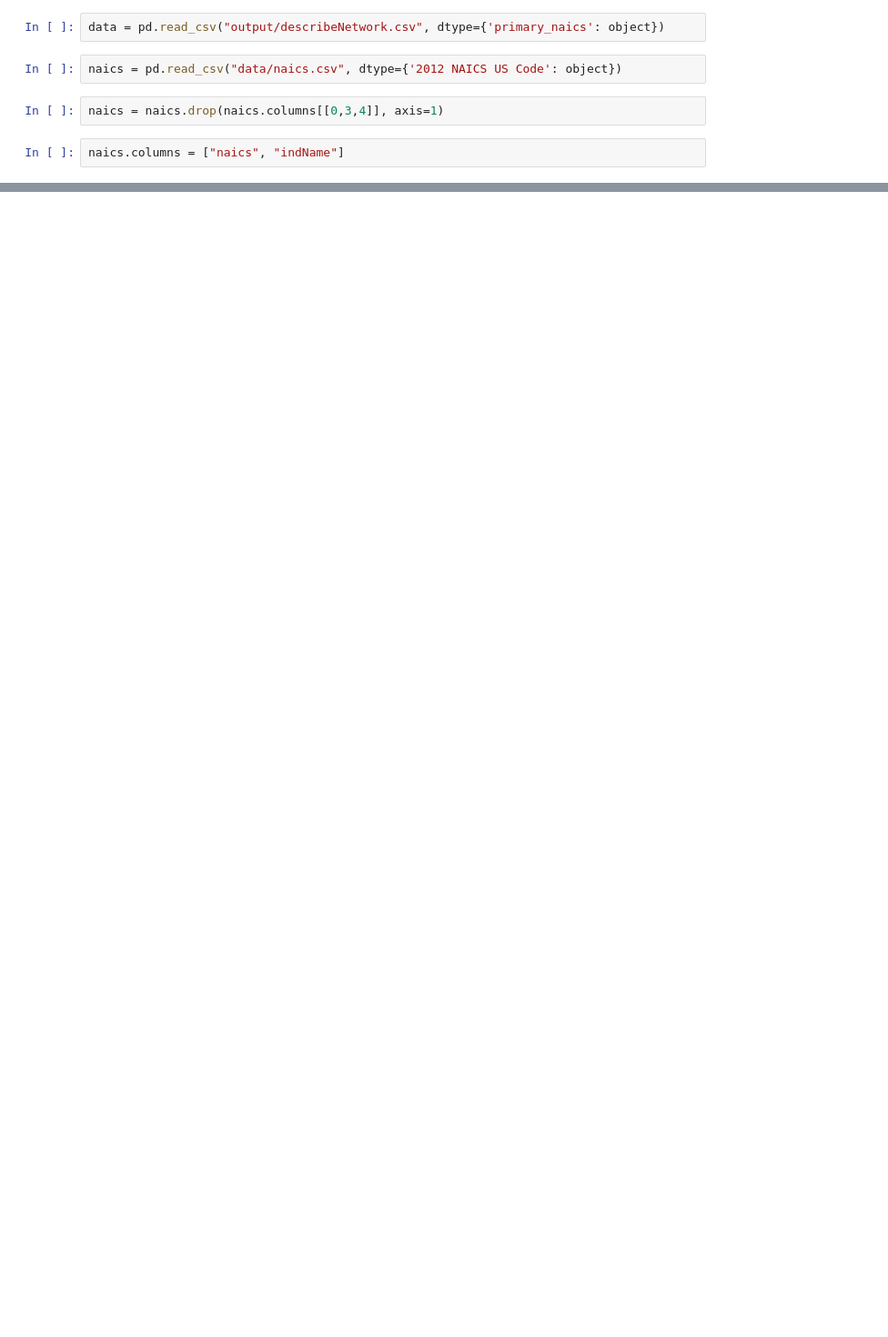
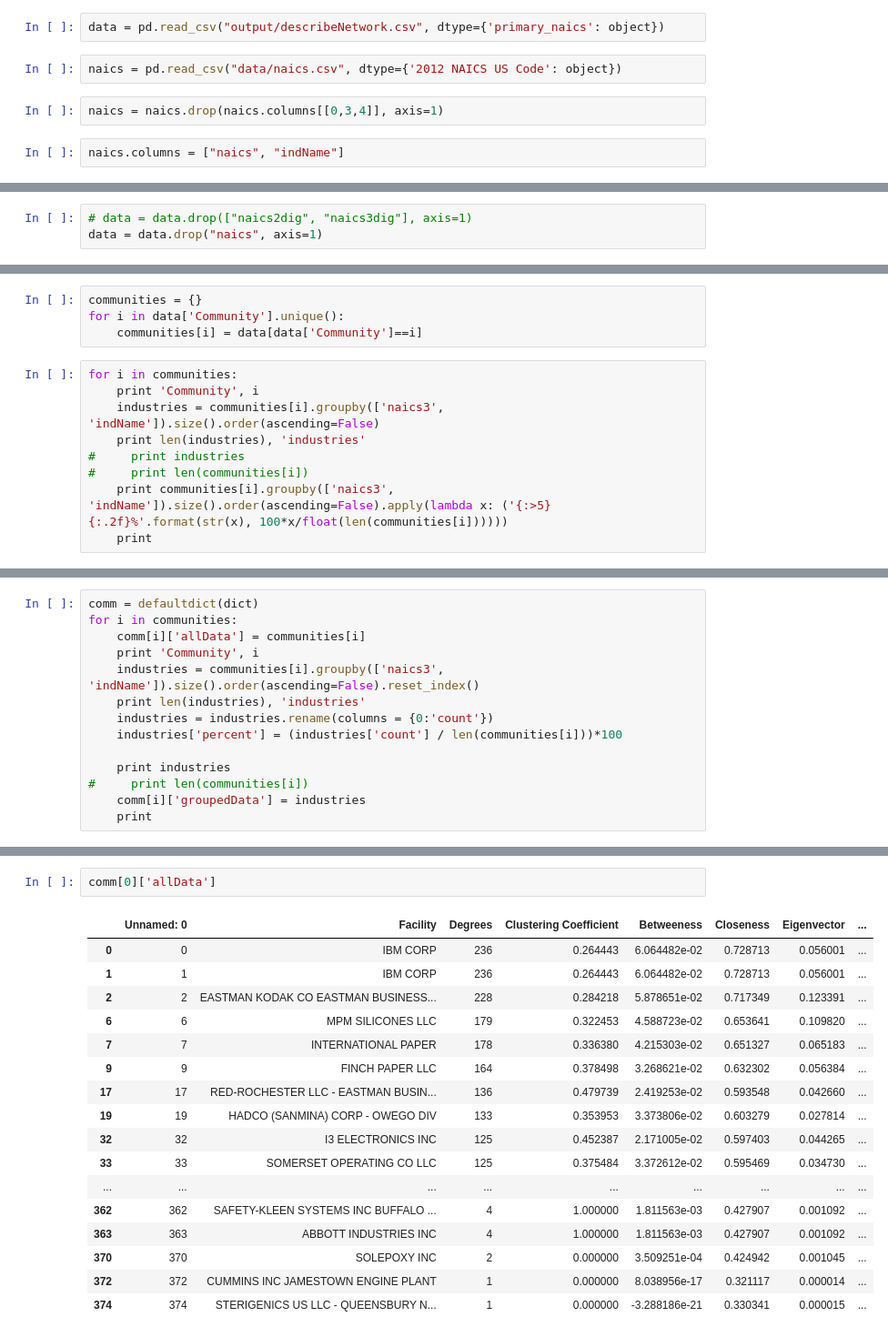
Before and after one commit to stevecarrea/ny_tri_networkAnalysis, a Jupyter notebook: communityAnalysis.ipynb, the cells around one changed output, grey strips where cells are left out. Shown at 91% size. Cells and saved outputs as stored; diff of their text form; blank space fills up the shorter version.

Commit message:
add community specific industrial classifications

```diff
--- a/communityAnalysis.ipynb
+++ b/communityAnalysis.ipynb
@@ -55,0 +23,3 @@ Name: primary_naics, dtype: object
+# %%
+# data = data.drop(["naics2dig", "naics3dig"], axis=1)
+data = data.drop("naics", axis=1)
@@ -55,0 +58,13 @@ Name: primary_naics, dtype: object
+# %%
+communities = {}
+for i in data['Community'].unique():
+    communities[i] = data[data['Community']==i]
+# %%
+for i in communities:
+    print 'Community', i
+    industries = communities[i].groupby(['naics3', 'indName']).size().order(ascending=False)
+    print len(industries), 'industries'
+#     print industries
+#     print len(communities[i])
+    print communities[i].groupby(['naics3', 'indName']).size().order(ascending=False).apply(lambda x: ('{:>5}     {:.2f}%'.format(str(x), 100*x/float(len(communities[i])))))
+    print
@@ -55,0 +89,14 @@ Name: primary_naics, dtype: object
+# %%
+comm = defaultdict(dict)
+for i in communities:
+    comm[i]['allData'] = communities[i]
+    print 'Community', i
+    industries = communities[i].groupby(['naics3', 'indName']).size().order(ascending=False).reset_index()
+    print len(industries), 'industries'
+    industries = industries.rename(columns = {0:'count'})
+    industries['percent'] = (industries['count'] / len(communities[i]))*100
+
+    print industries
+#     print len(communities[i])
+    comm[i]['groupedData'] = industries
+    print
@@ -55,0 +131,20 @@ Name: primary_naics, dtype: object
+# %%
+comm[0]['allData']
+# %% [output]
+|  | Unnamed: 0 | Facility | Degrees | Clustering Coefficient | Betweeness | Closeness | Eigenvector | ... |
+| 0 | 0 | IBM CORP | 236 | 0.264443 | 6.064482e-02 | 0.728713 | 0.056001 | ... |
+| 1 | 1 | IBM CORP | 236 | 0.264443 | 6.064482e-02 | 0.728713 | 0.056001 | ... |
+| 2 | 2 | EASTMAN KODAK CO EASTMAN BUSINESS... | 228 | 0.284218 | 5.878651e-02 | 0.717349 | 0.123391 | ... |
+| 6 | 6 | MPM SILICONES LLC | 179 | 0.322453 | 4.588723e-02 | 0.653641 | 0.109820 | ... |
+| 7 | 7 | INTERNATIONAL PAPER | 178 | 0.336380 | 4.215303e-02 | 0.651327 | 0.065183 | ... |
+| 9 | 9 | FINCH PAPER LLC | 164 | 0.378498 | 3.268621e-02 | 0.632302 | 0.056384 | ... |
+| 17 | 17 | RED-ROCHESTER LLC - EASTMAN BUSIN... | 136 | 0.479739 | 2.419253e-02 | 0.593548 | 0.042660 | ... |
+| 19 | 19 | HADCO (SANMINA) CORP - OWEGO DIV | 133 | 0.353953 | 3.373806e-02 | 0.603279 | 0.027814 | ... |
+| 32 | 32 | I3 ELECTRONICS INC | 125 | 0.452387 | 2.171005e-02 | 0.597403 | 0.044265 | ... |
+| 33 | 33 | SOMERSET OPERATING CO LLC | 125 | 0.375484 | 3.372612e-02 | 0.595469 | 0.034730 | ... |
+| ... | ... | ... | ... | ... | ... | ... | ... | ... |
+| 362 | 362 | SAFETY-KLEEN SYSTEMS INC BUFFALO ... | 4 | 1.000000 | 1.811563e-03 | 0.427907 | 0.001092 | ... |
+| 363 | 363 | ABBOTT INDUSTRIES INC | 4 | 1.000000 | 1.811563e-03 | 0.427907 | 0.001092 | ... |
+| 370 | 370 | SOLEPOXY INC | 2 | 0.000000 | 3.509251e-04 | 0.424942 | 0.001045 | ... |
+| 372 | 372 | CUMMINS INC JAMESTOWN ENGINE PLANT | 1 | 0.000000 | 8.038956e-17 | 0.321117 | 0.000014 | ... |
+| 374 | 374 | STERIGENICS US LLC - QUEENSBURY N... | 1 | 0.000000 | -3.288186e-21 | 0.330341 | 0.000015 | ... |
```
Also changed, not shown: parts of 16 cells of this notebook, 7 other files.
